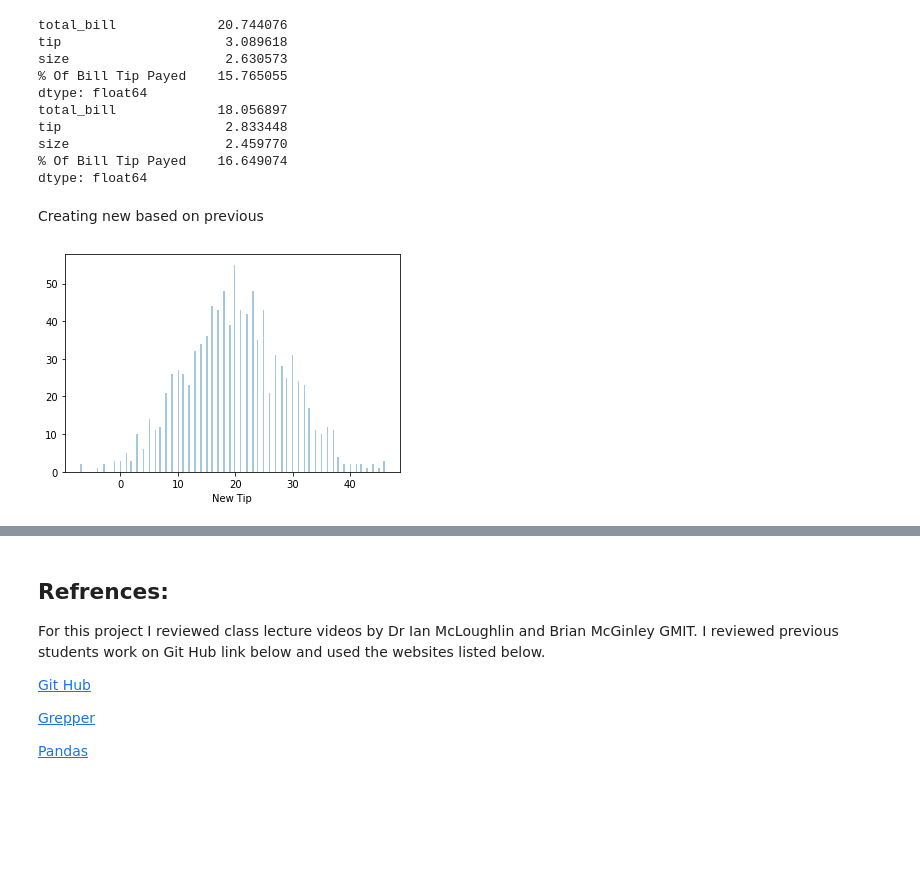
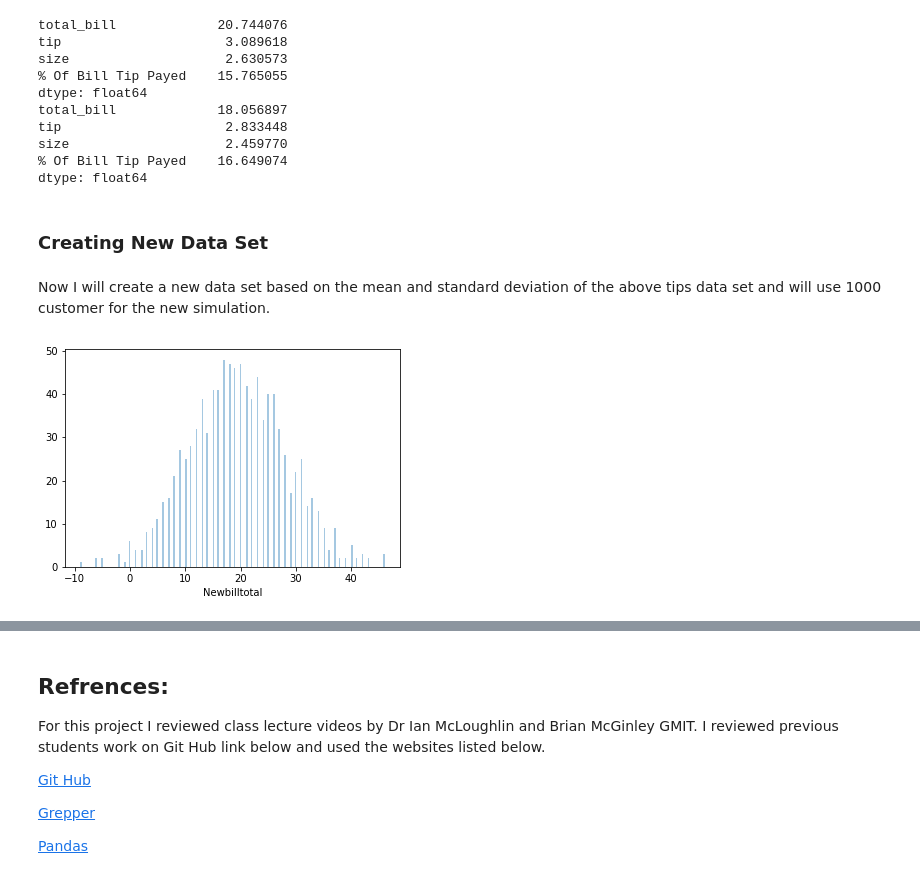
Before and after one commit to LauraBrogan/Programming-Project-2020, a Jupyter notebook: Programming Project 2020.ipynb, the cells around one changed output, grey strips where cells are left out. Cells and saved outputs as stored; diff of their text form; code cells hidden in the pictures; blank space fills up the shorter version.

```diff
--- a/Programming Project 2020.ipynb
+++ b/Programming Project 2020.ipynb
@@ -113,22 +117,24 @@ tip                     2.833448
 size                    2.459770
 % Of Bill Tip Payed    16.649074
 dtype: float64
-# %% [markdown]
-Creating new based on previous
+# %% [markdown]
+### Creating New Data Set
+# %% [markdown]
+Now I will create a new data set based on the mean and standard deviation of the above tips data set and will use 1000 customer for the new simulation.
 # %%
-#using the mean and standard deviation form the tips data set I create a new tips data set using the random function.
+#using the mean and standard deviation form the tips data set on bill toatal I create a new tips data set using the random function.
 from scipy.stats import norm
 
 mean_rating = 19.75
 std_devn_rating = 8.9
 
-newtips = []
+newbilltotal = []
 for i in range(1000):
     new_val=mean_rating + np.random.normal()*std_devn_rating
-    newtips.append(round(new_val))
+    newbilltotal.append(round(new_val))
 # %%
-mydataset = pd.DataFrame(newtips, columns=['New Tip'])
-sns.distplot(mydataset['New Tip'],kde=False,bins=200)
+mydataset = pd.DataFrame(newbilltotal, columns=['Newbilltotal'])
+sns.distplot(mydataset['Newbilltotal'],kde=False,bins=200)
 plt.show()
 # %% [output]
-[figure, old version]
+[figure, new version]
```
Also changed, not shown: parts of 22 cells of this notebook.
